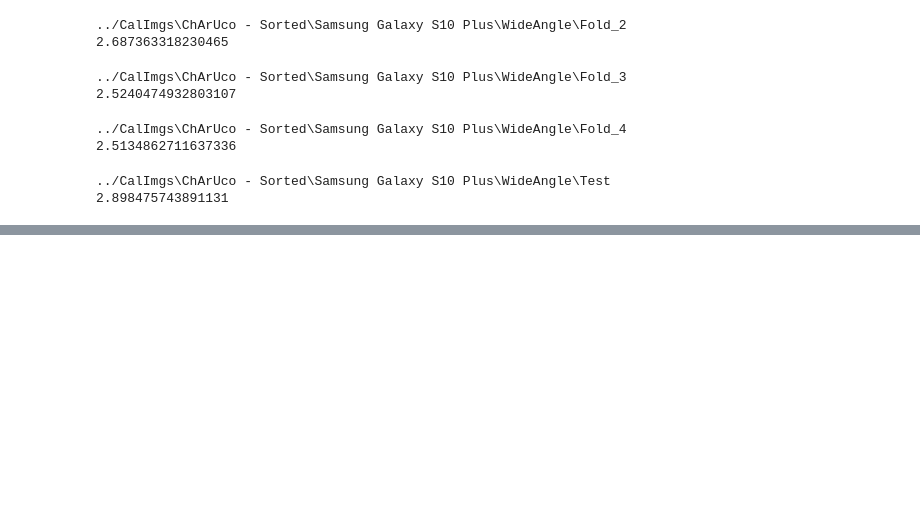
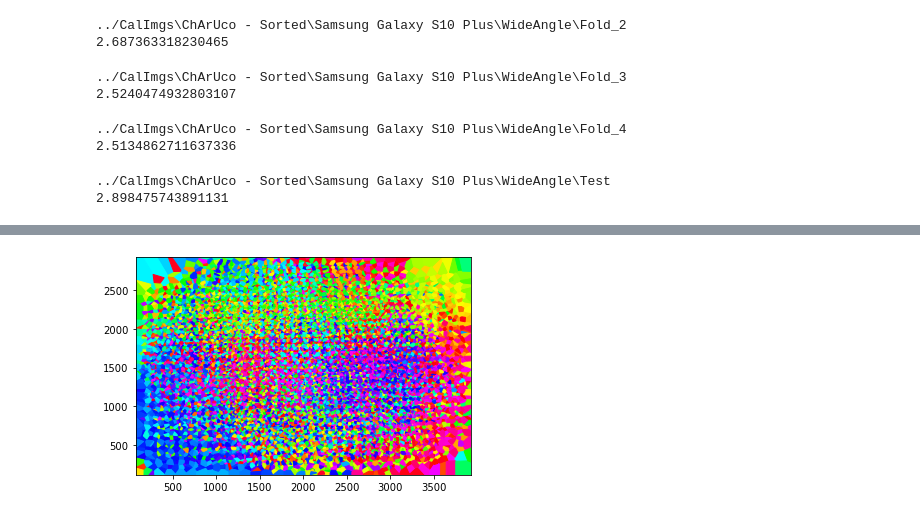
Before and after one commit to SimonLBSoerensen/Flexible-Camera-Calibration, a Jupyter notebook: SimonsTestBooks/TestBook.ipynb, the cells around one changed output, grey strips where cells are left out. Drawn from its saved outputs; the diff is of its cells as text; code cells hidden in the pictures; blank space fills up the shorter version.

```diff
--- a/SimonsTestBooks/TestBook.ipynb
+++ b/SimonsTestBooks/TestBook.ipynb
@@ -737,0 +768,8 @@ plt.show()
+# %%
+img_points_all, diff_all, angels_all, mag_all = flexiblecc.Metrics.voronoi.cal_angles_and_mag(charucoCorners_all, obj_points_all, rvecs, tvecs, cameraMatrix, distCoeffs)
+
+plt.figure()
+flexiblecc.Metrics.voronoi.plot_voronoi(img_points_all, angels_all)
+plt.show()
+# %% [output]
+[figure, added]
```
Also changed, not shown: parts of 14 cells of this notebook.
